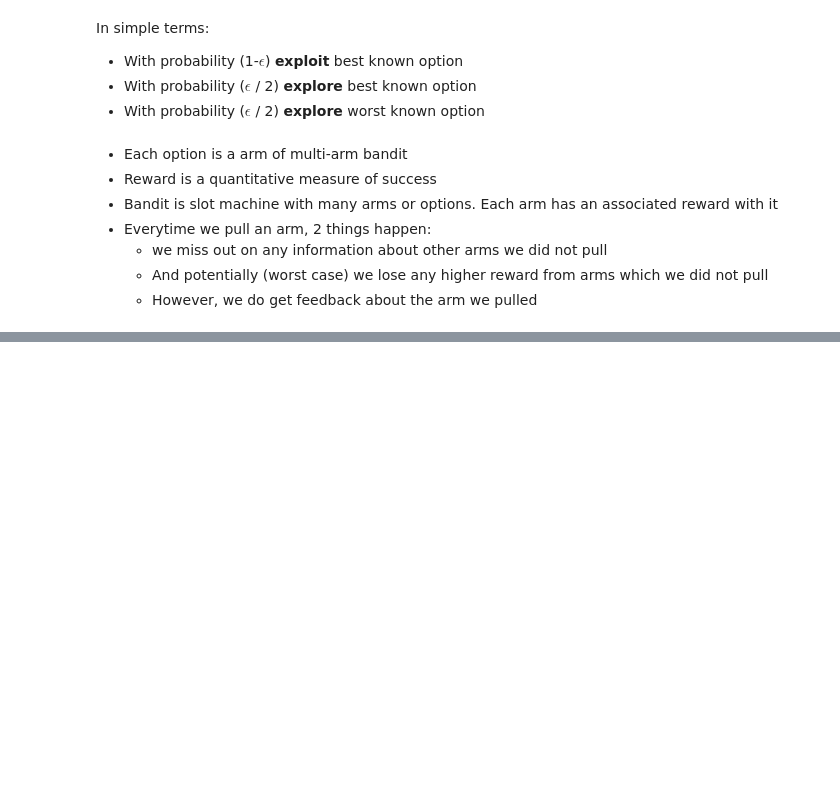
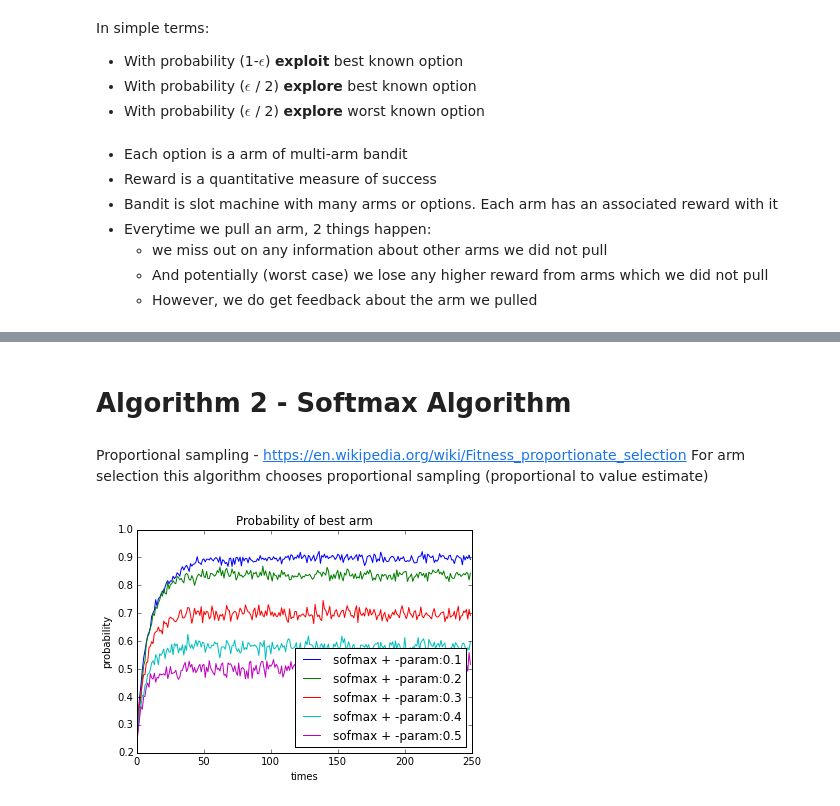
Before and after one commit to atuljosh/machine_learning_notes, a Jupyter notebook: bandits/multi_arm_bandit_notes.ipynb, the cells around one changed output, grey strips where cells are left out. Drawn from its saved outputs; the diff is of its cells as text; code cells hidden in the pictures; blank space fills up the shorter version.

```diff
--- a/bandits/multi_arm_bandit_notes.ipynb
+++ b/bandits/multi_arm_bandit_notes.ipynb
@@ -153,0 +63,10 @@ plt.legend(loc='lower right')
+# %% [markdown]
+# Algorithm 2 - Softmax Algorithm
+# %% [markdown]
+Proportional sampling - https://en.wikipedia.org/wiki/Fitness_proportionate_selection
+For arm selection this algorithm chooses proportional sampling (proportional to value estimate)
+# %%
+softmax_df = bandit.run_bandit_algorithm_and_generate_results(algo_name='softmax', params=[0.1,0.2,0.3,0.4,0.5], sim_nums=1000, times=250)
+draw_charts(softmax_df, params = [0.1,0.2,0.3,0.4,0.5], algo_name='sofmax')
+# %% [output]
+[figure, added]
```
Also changed, not shown: parts of 13 cells of this notebook, 1 other file.
